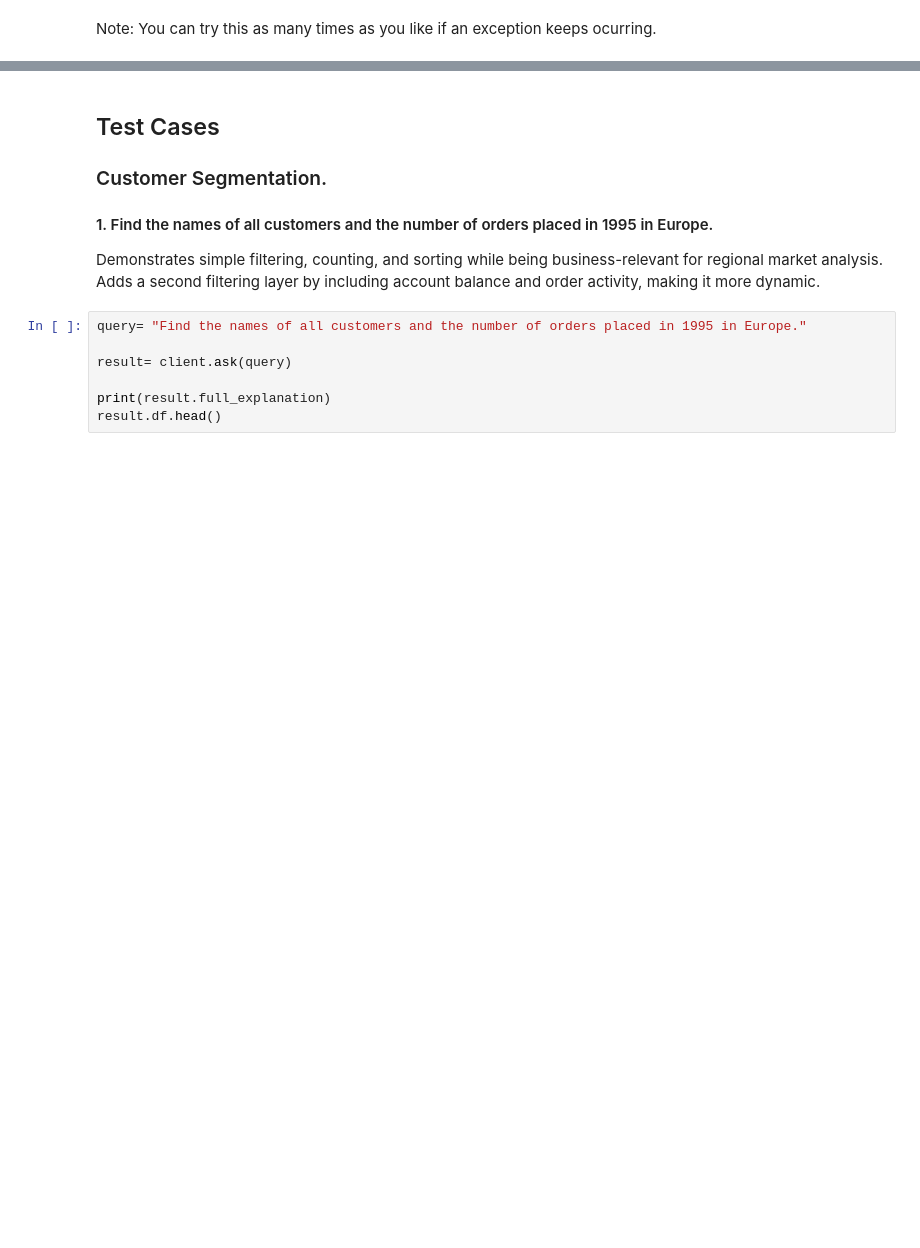
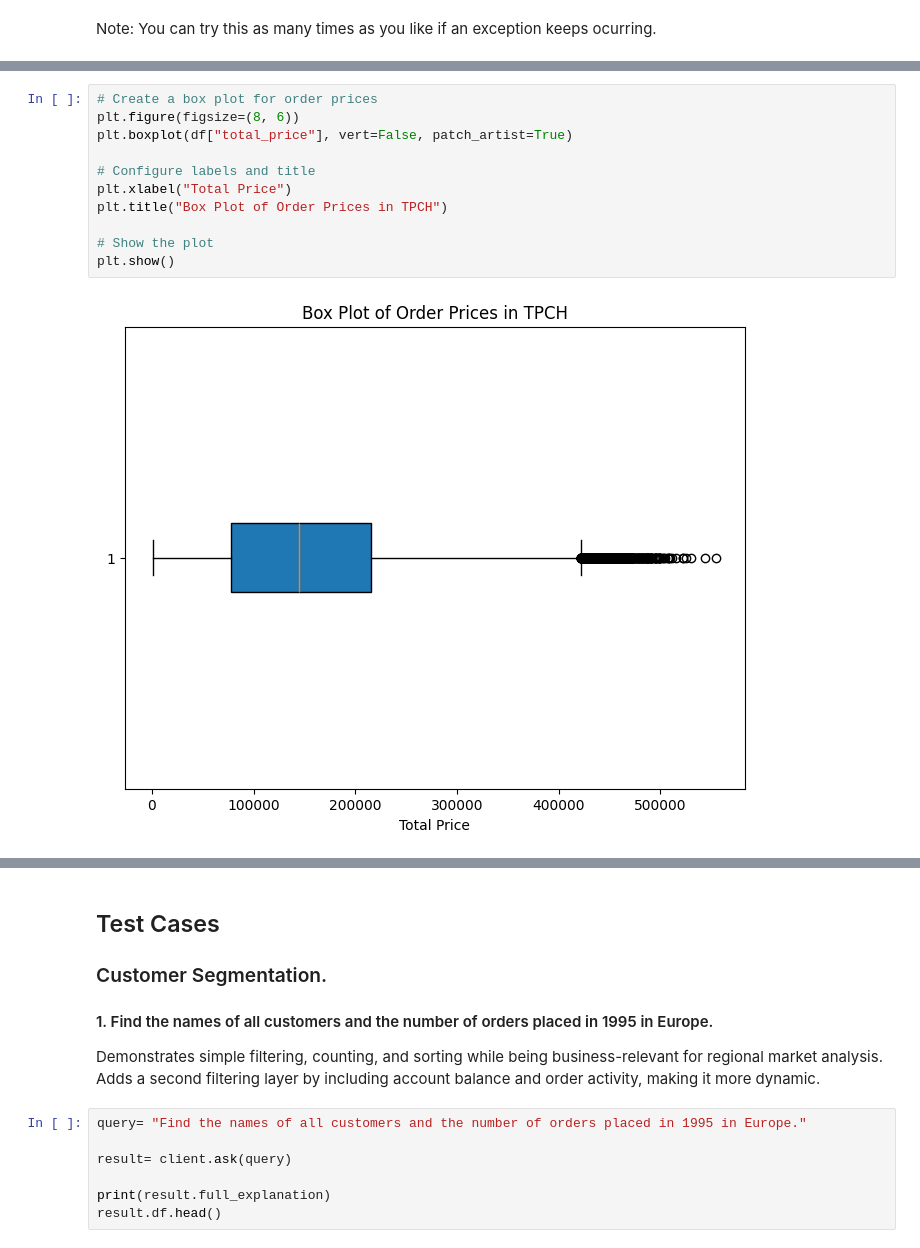
Before and after one commit to bodo-ai/text2pydough, a Jupyter notebook: workbench/AAraya/demo/llm_demo.ipynb, the cells around one changed output, grey strips where cells are left out. Drawn from its saved outputs; the diff is of its cells as text; blank space fills up the shorter version.

```diff
--- a/workbench/AAraya/demo/llm_demo.ipynb
+++ b/workbench/AAraya/demo/llm_demo.ipynb
@@ -237,0 +260,13 @@ Note: You can try this as many times as you like if an exception keeps ocurring.
+# %%
+# Create a box plot for order prices
+plt.figure(figsize=(8, 6))
+plt.boxplot(df["total_price"], vert=False, patch_artist=True)
+
+# Configure labels and title
+plt.xlabel("Total Price")
+plt.title("Box Plot of Order Prices in TPCH")
+
+# Show the plot
+plt.show()
+# %% [output]
+[figure, added]
```
Also changed, not shown: parts of 40 cells of this notebook, 2 other files.
